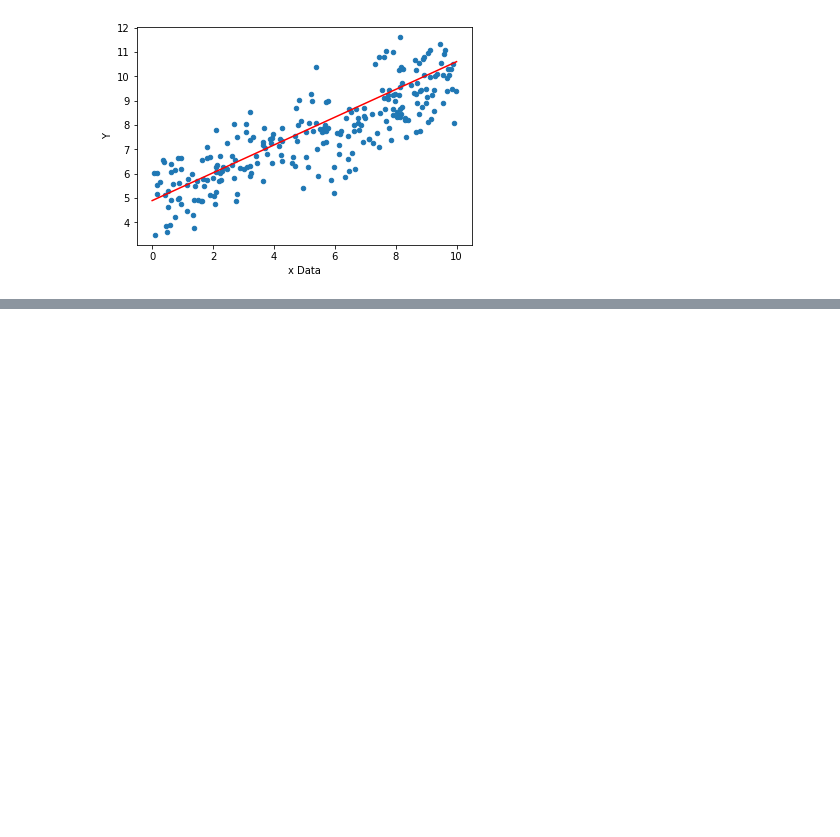
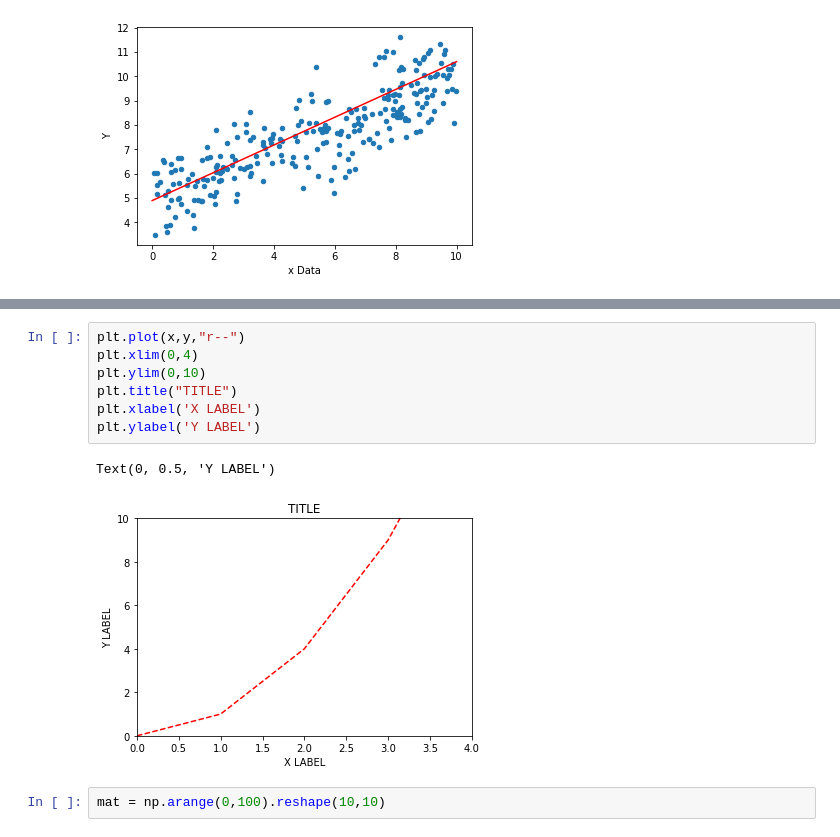
Before and after one commit to tyadav/tensor, a Jupyter notebook: Tensor_jose2.ipynb, the cells around one changed output, grey strips where cells are left out. Cells and saved outputs as stored; diff of their text form; blank space fills up the shorter version.

```diff
--- a/Tensor_jose2.ipynb
+++ b/Tensor_jose2.ipynb
@@ -110,0 +218,12 @@ plt.plot(x_data,y_hat,'r')
+# %%
+plt.plot(x,y,"r--")
+plt.xlim(0,4)
+plt.ylim(0,10)
+plt.title("TITLE")
+plt.xlabel('X LABEL')
+plt.ylabel('Y LABEL')
+# %% [output]
+Text(0, 0.5, 'Y LABEL')
+[figure, added]
+# %%
+mat = np.arange(0,100).reshape(10,10)
```
Also changed, not shown: parts of 21 cells of this notebook.
